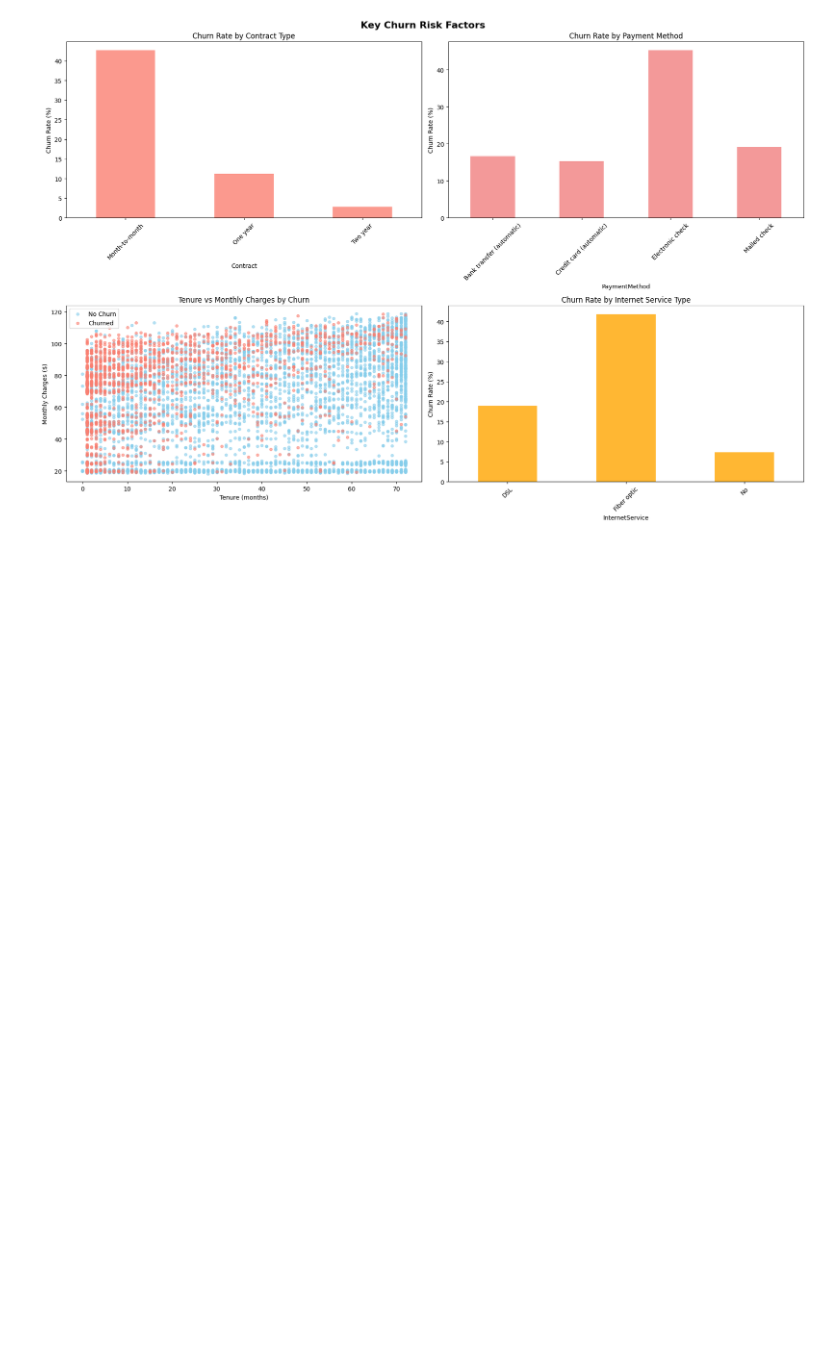
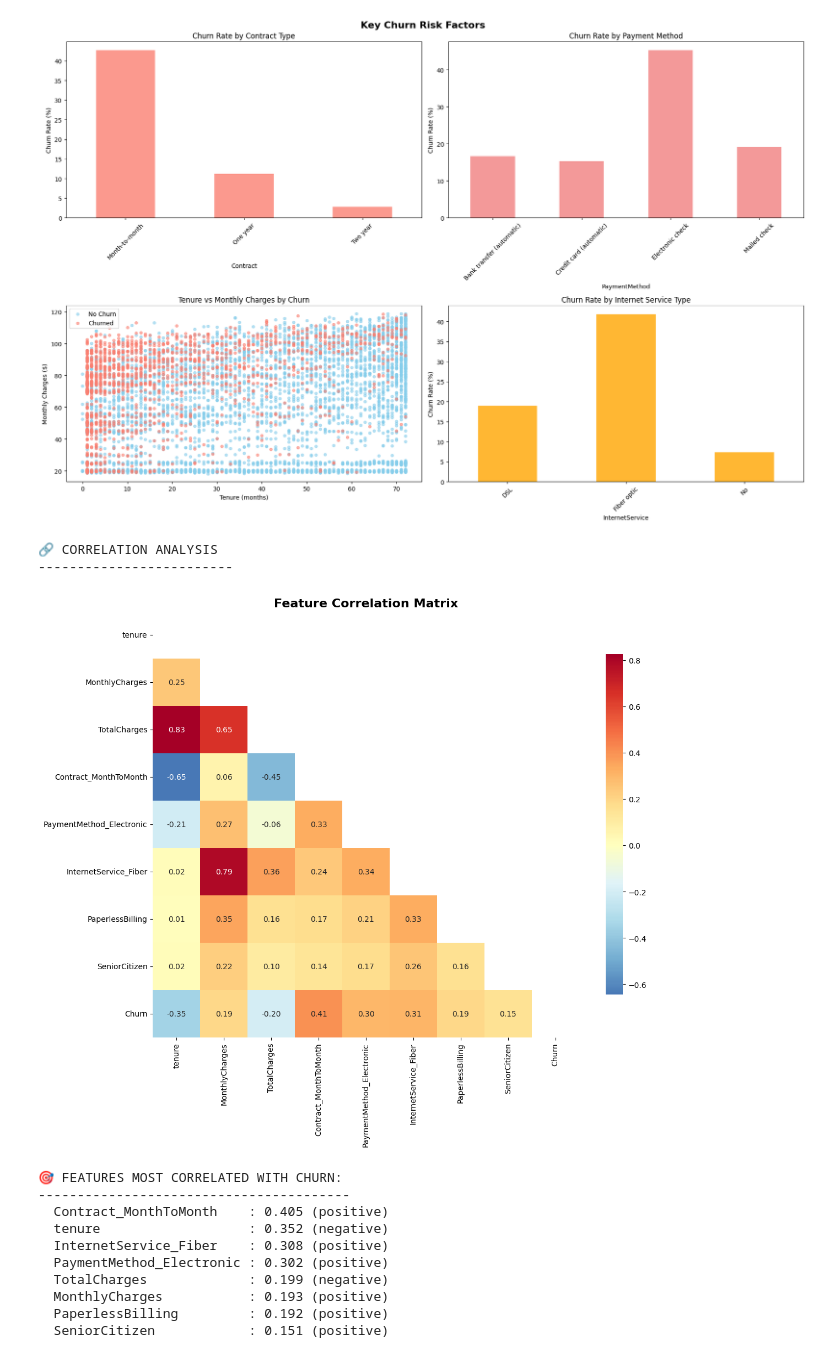
Before and after one commit to anshjain0316/customer_churn_analysis, a Jupyter notebook: notebooks/02 _deep_analysis_visualization.ipynb, the cells around one changed output. Saved outputs shown, nothing was run; the diff lists cells and outputs as text; code cells hidden in the pictures; blank space fills up the shorter version.

```diff
--- a/notebooks/02 _deep_analysis_visualization.ipynb
+++ b/notebooks/02 _deep_analysis_visualization.ipynb
@@ -401,3 +401,59 @@ plt.show()
 🎨 CREATING HIGH-IMPACT VISUALIZATIONS
 ---------------------------------------------
 [figure]
+# %%
+print("\n🔗 CORRELATION ANALYSIS")
+print("-" * 25)
+
+# Create correlation dataset
+df_corr = df.copy()
+df_corr['Churn'] = df_corr['Churn'].map({'Yes': 1, 'No': 0})
+
+# Convert key categorical variables to numerical
+categorical_mappings = {
+    'Contract_MonthToMonth': (df_corr['Contract'] == 'Month-to-month').astype(int),
+    'PaymentMethod_Electronic': (df_corr['PaymentMethod'] == 'Electronic check').astype(int),
+    'InternetService_Fiber': (df_corr['InternetService'] == 'Fiber optic').astype(int),
+    'PaperlessBilling': df_corr['PaperlessBilling'].map({'Yes': 1, 'No': 0}),
+    'SeniorCitizen': df_corr['SeniorCitizen']
+}
+
+for name, values in categorical_mappings.items():
+    df_corr[name] = values
+
+# Select features for correlation
+correlation_features = numerical_features + list(categorical_mappings.keys()) + ['Churn']
+correlation_matrix = df_corr[correlation_features].corr()
+
+# Create correlation heatmap
+plt.figure(figsize=(12, 10))
+mask = np.triu(np.ones_like(correlation_matrix, dtype=bool))
+sns.heatmap(correlation_matrix, mask=mask, annot=True, cmap='RdYlBu_r',
+            center=0, square=True, fmt='.2f', cbar_kws={'shrink': 0.8})
+plt.title('Feature Correlation Matrix', fontsize=16, fontweight='bold')
+plt.tight_layout()
+plt.savefig('../images/correlation_matrix.png', dpi=300, bbox_inches='tight')
+plt.show()
+
+# Show top correlations with churn
+churn_correlations = correlation_matrix['Churn'].abs().sort_values(ascending=False)
+print("\n🎯 FEATURES MOST CORRELATED WITH CHURN:")
+print("-" * 40)
+for feature, corr in churn_correlations.items():
+    if feature != 'Churn':
+        direction = "positive" if correlation_matrix['Churn'][feature] > 0 else "negative"
+        print(f"  {feature:<25}: {corr:.3f} ({direction})")
+# %% [output]
+🔗 CORRELATION ANALYSIS
+-------------------------
+[figure, added]
+🎯 FEATURES MOST CORRELATED WITH CHURN:
+----------------------------------------
+  Contract_MonthToMonth    : 0.405 (positive)
+  tenure                   : 0.352 (negative)
+  InternetService_Fiber    : 0.308 (positive)
+  PaymentMethod_Electronic : 0.302 (positive)
+  TotalCharges             : 0.199 (negative)
+  MonthlyCharges           : 0.193 (positive)
+  PaperlessBilling         : 0.192 (positive)
+  SeniorCitizen            : 0.151 (positive)
```
Also changed, not shown: parts of 1 cell of this notebook, 12 other files.
